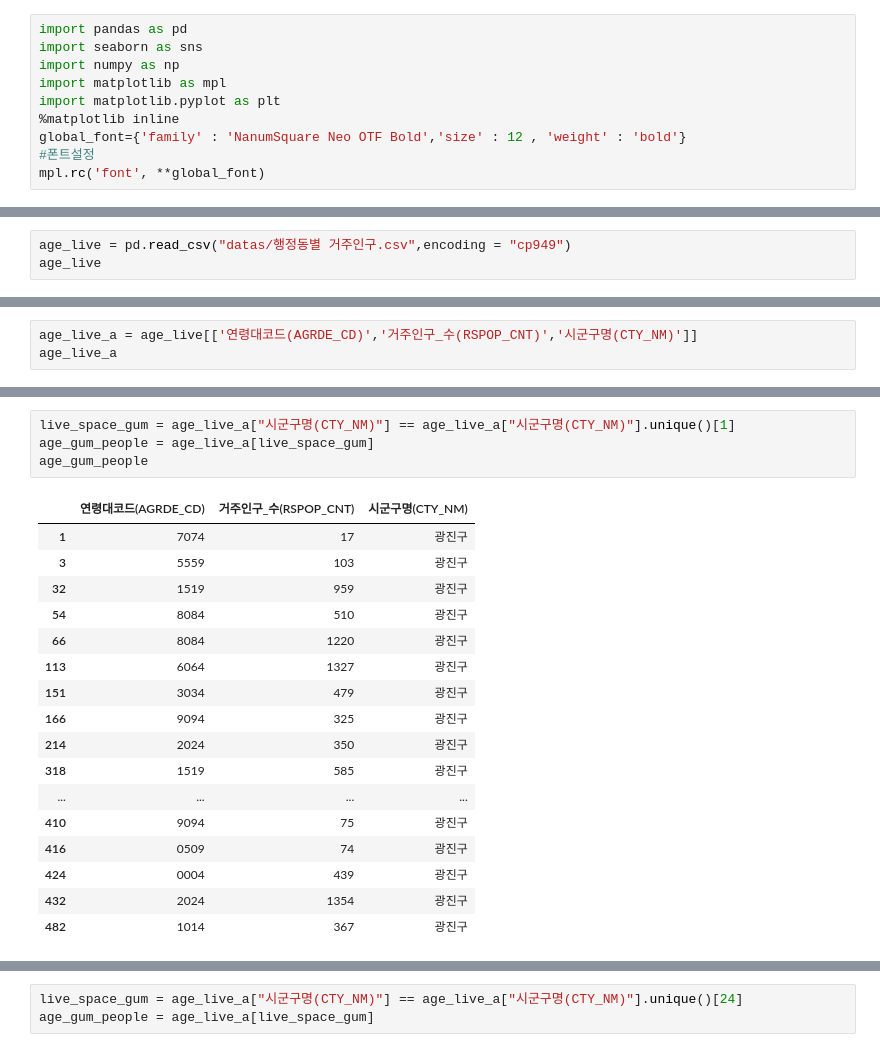
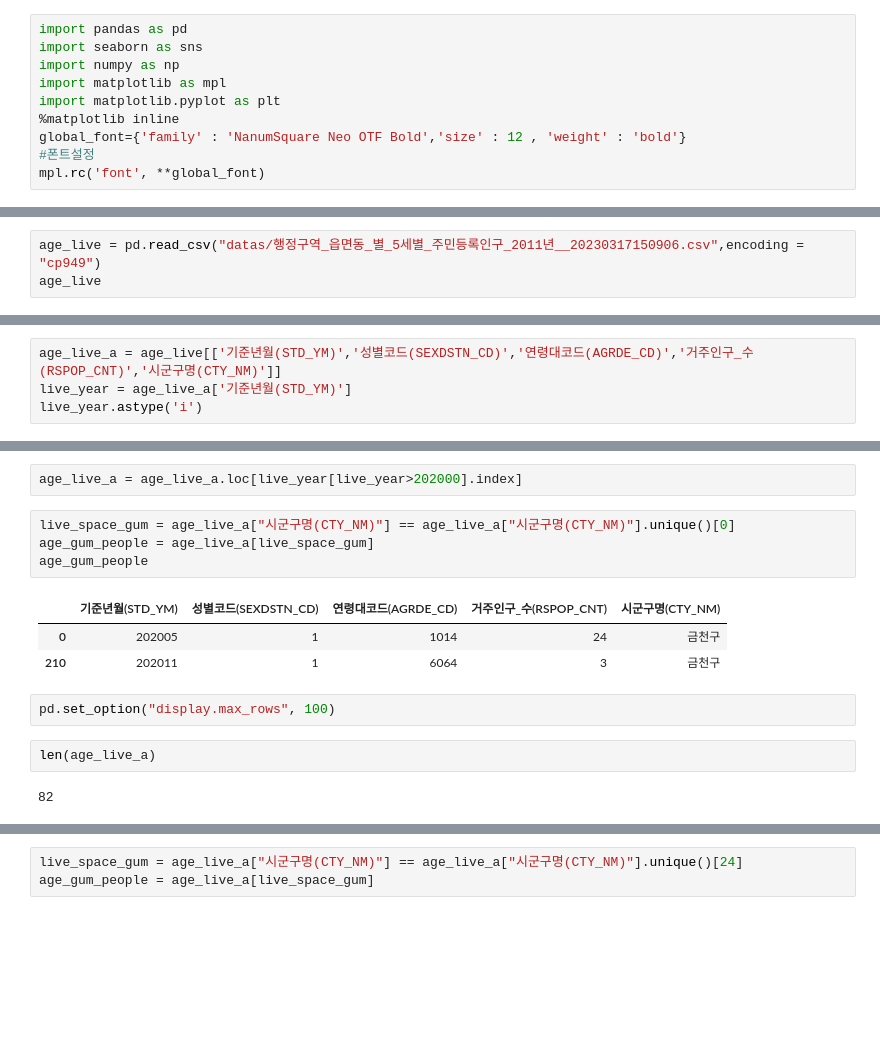
Before and after one commit to yerimkang/pythonbasic, a Jupyter notebook: project_test.ipynb, the cells around one changed output, grey strips where cells are left out. Cells and saved outputs as stored; diff of their text form; blank space fills up the shorter version.

```diff
--- a/project_test.ipynb
+++ b/project_test.ipynb
@@ -29,4 +11,4 @@ people
 # %%
-age_live = pd.read_csv("datas/행정동별 거주인구.csv",encoding = "cp949")
+age_live = pd.read_csv("datas/행정구역_읍면동_별_5세별_주민등록인구_2011년__20230317150906.csv",encoding = "cp949")
 age_live
 # %% [output]
@@ -46,4 +33,5 @@ age_live
 # %%
-age_live_a = age_live[['연령대코드(AGRDE_CD)','거주인구_수(RSPOP_CNT)','시군구명(CTY_NM)']]
-age_live_a
+age_live_a = age_live[['기준년월(STD_YM)','성별코드(SEXDSTN_CD)','연령대코드(AGRDE_CD)','거주인구_수(RSPOP_CNT)','시군구명(CTY_NM)']]
+live_year = age_live_a['기준년월(STD_YM)']
+live_year.astype('i')
 # %% [output]
@@ -63,22 +50,16 @@ age_live_a
+# %%
+age_live_a = age_live_a.loc[live_year[live_year>202000].index]
 # %%
-live_space_gum = age_live_a["시군구명(CTY_NM)"] == age_live_a["시군구명(CTY_NM)"].unique()[1]
+live_space_gum = age_live_a["시군구명(CTY_NM)"] == age_live_a["시군구명(CTY_NM)"].unique()[0]
 age_gum_people = age_live_a[live_space_gum]
 age_gum_people
 # %% [output]
-|  | 연령대코드(AGRDE_CD) | 거주인구_수(RSPOP_CNT) | 시군구명(CTY_NM) |
-| 1 | 7074 | 17 | 광진구 |
-| 3 | 5559 | 103 | 광진구 |
-| 32 | 1519 | 959 | 광진구 |
-| 54 | 8084 | 510 | 광진구 |
-| 66 | 8084 | 1220 | 광진구 |
-| 113 | 6064 | 1327 | 광진구 |
-| 151 | 3034 | 479 | 광진구 |
-| 166 | 9094 | 325 | 광진구 |
-| 214 | 2024 | 350 | 광진구 |
-| 318 | 1519 | 585 | 광진구 |
-| ... | ... | ... | ... |
-| 410 | 9094 | 75 | 광진구 |
-| 416 | 0509 | 74 | 광진구 |
-| 424 | 0004 | 439 | 광진구 |
-| 432 | 2024 | 1354 | 광진구 |
-| 482 | 1014 | 367 | 광진구 |
+|  | 기준년월(STD_YM) | 성별코드(SEXDSTN_CD) | 연령대코드(AGRDE_CD) | 거주인구_수(RSPOP_CNT) | 시군구명(CTY_NM) |
+| 0 | 202005 | 1 | 1014 | 24 | 금천구 |
+| 210 | 202011 | 1 | 6064 | 3 | 금천구 |
+# %%
+pd.set_option("display.max_rows", 100)
+# %%
+len(age_live_a)
+# %% [output]
+82
```
Also changed, not shown: parts of 33 cells of this notebook, 3 other files.
